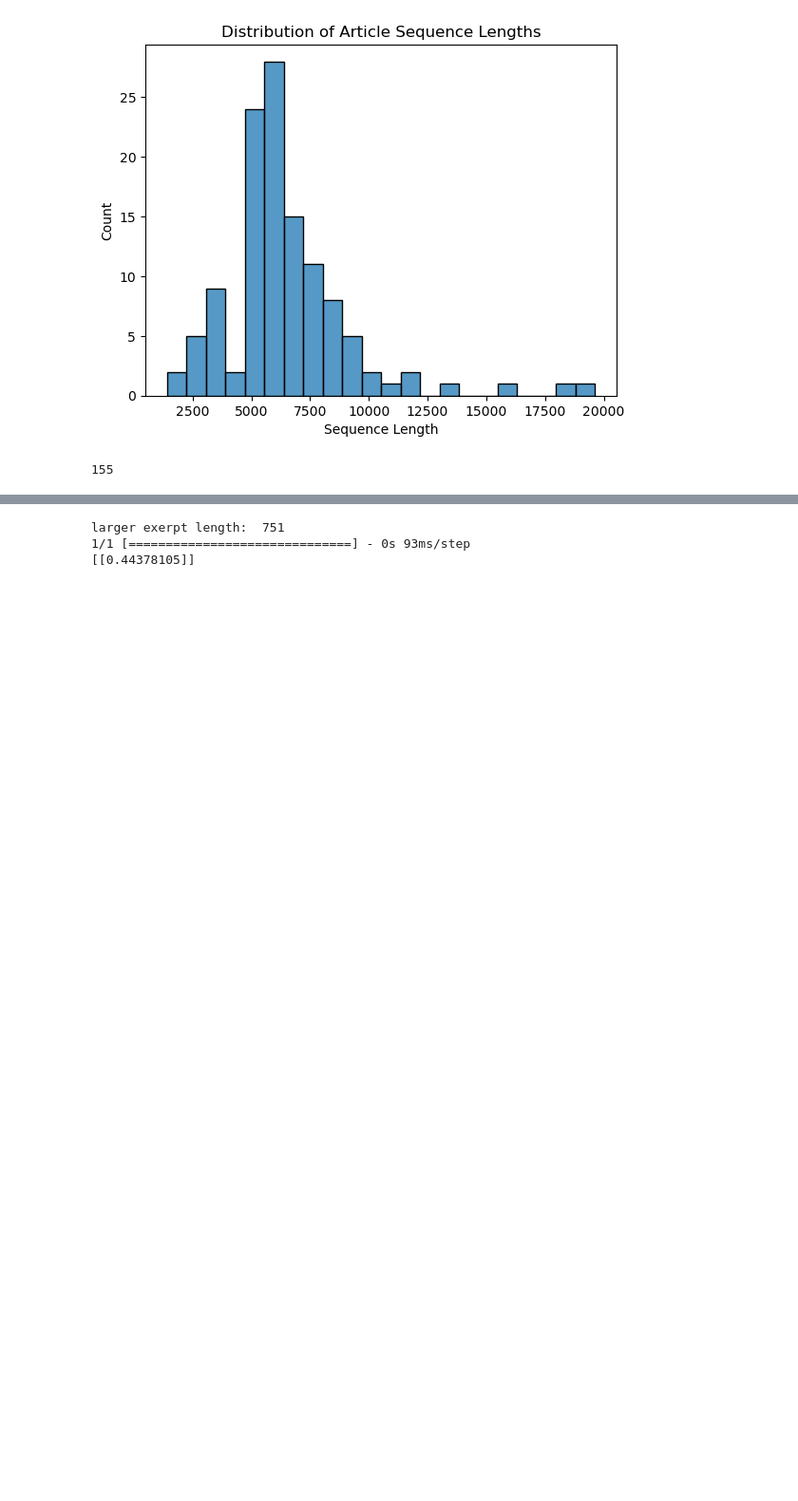
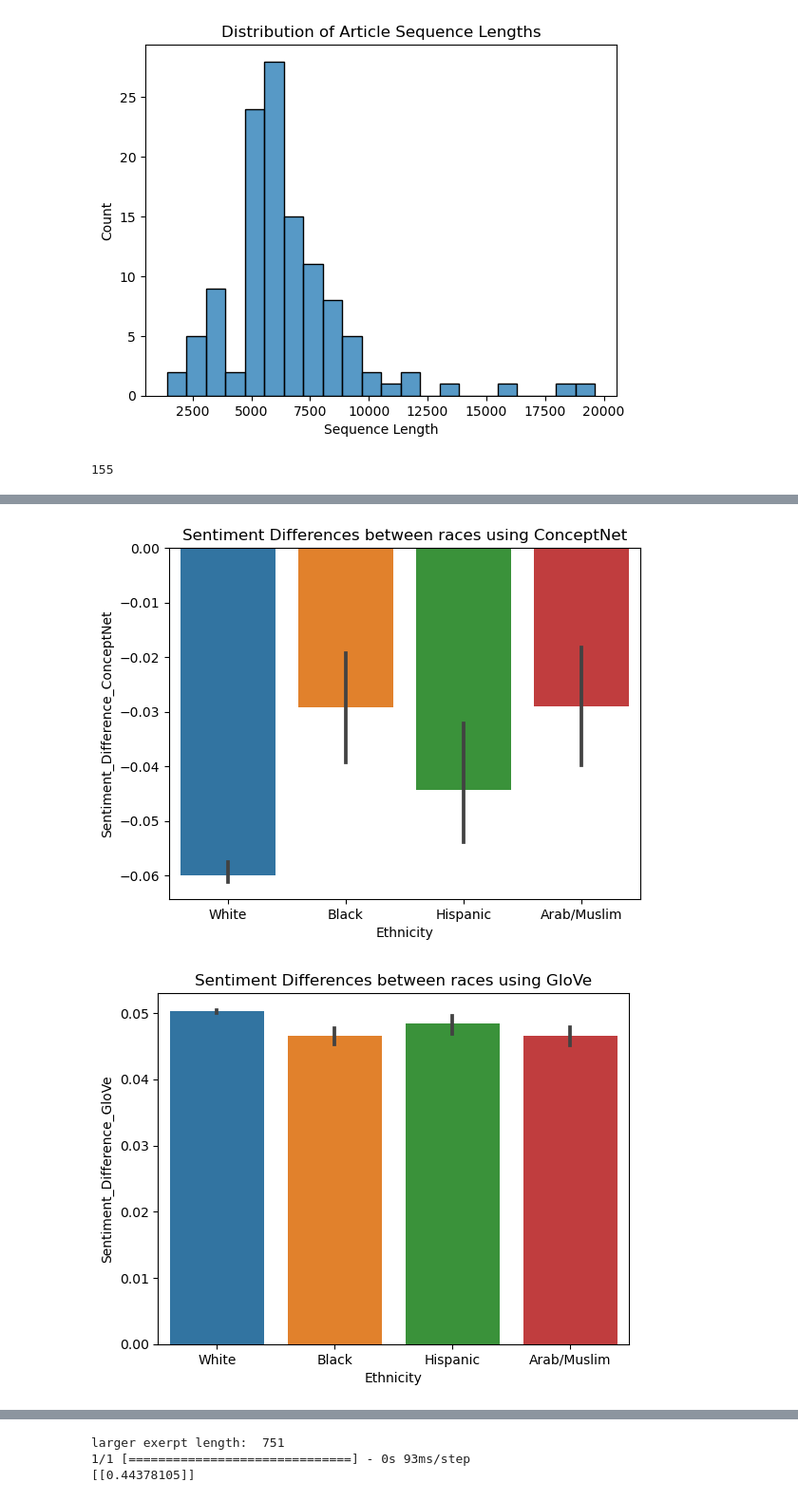
Before and after one commit to lattiric/ML_NN_Final_Proj, a Jupyter notebook: labWill_1.ipynb, the cells around one changed output, grey strips where cells are left out. Shown: that part at 95% size. Cells and saved outputs as stored; diff of their text form; code cells hidden in the pictures; blank space fills up the shorter version.

```diff
--- a/labWill_1.ipynb
+++ b/labWill_1.ipynb
@@ -419,10 +426,15 @@ print(MAX_ART_LEN)
 # %% [output]
 155
 # %%
+beginner_resume_exerpt_raw = 'I have over 29 years of progressive experience in the electrical, communications, electronics, and telecommunications fields.'
+
 #I would like to run my beginner resume exerpt through the ConceptNet Model to predict its sentiment
-beginner_resume_exerpt = pad_sequences(tokenizer.texts_to_sequences([beginner_resume_exerpt]), maxlen=MAX_ART_LEN)
-resume_sent_pred = conceptNetModelMoreDropout.predict(beginner_resume_exerpt)
+beginner_resume_exerpt = pad_sequences(tokenizer.texts_to_sequences([beginner_resume_exerpt_raw]), maxlen=MAX_ART_LEN)
+resume_sent_pred = conceptNetModelMoreDropout.predict(beginner_resume_exerpt, verbose=0)
 print(resume_sent_pred)
 
+resume_sent_pred_GL = gloveModelMoreDropout.predict(beginner_resume_exerpt, verbose=0)
+print(resume_sent_pred_GL)
+
 #sentiment_pred = model.predict(X_test)[:,0]
 # %% [output]
@@ -437,0 +583,14 @@ print(resume_sent_pred_2)
+# %%
+#plot the differences of each ethnicity in the sentiment_difference_df
+#sns.boxplot
+
+sns.barplot(data=sentiment_difference_df, x='Ethnicity', y='Sentiment_Difference_ConceptNet')
+plt.title("Sentiment Differences between races using ConceptNet")
+plt.show()
+
+sns.barplot(data=sentiment_difference_df, x='Ethnicity', y='Sentiment_Difference_GloVe')
+plt.title("Sentiment Differences between races using GloVe")
+plt.show()
+# %% [output]
+[figure, added]
+[figure, added]
```
Also changed, not shown: parts of 17 cells of this notebook.
